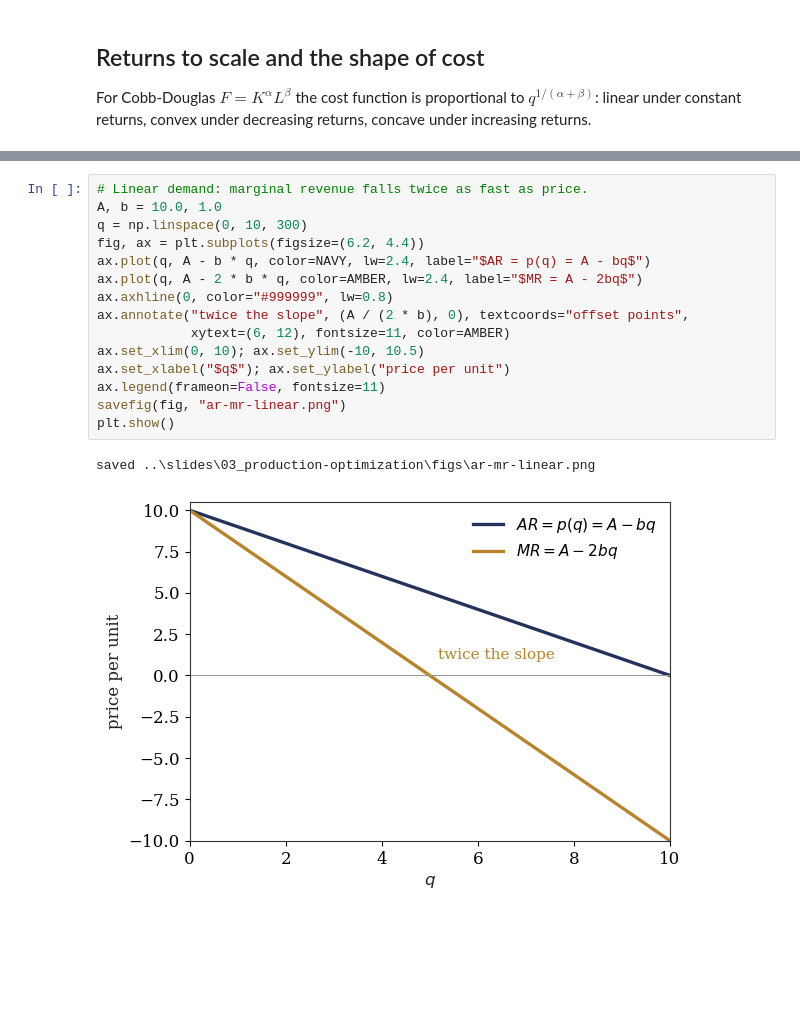
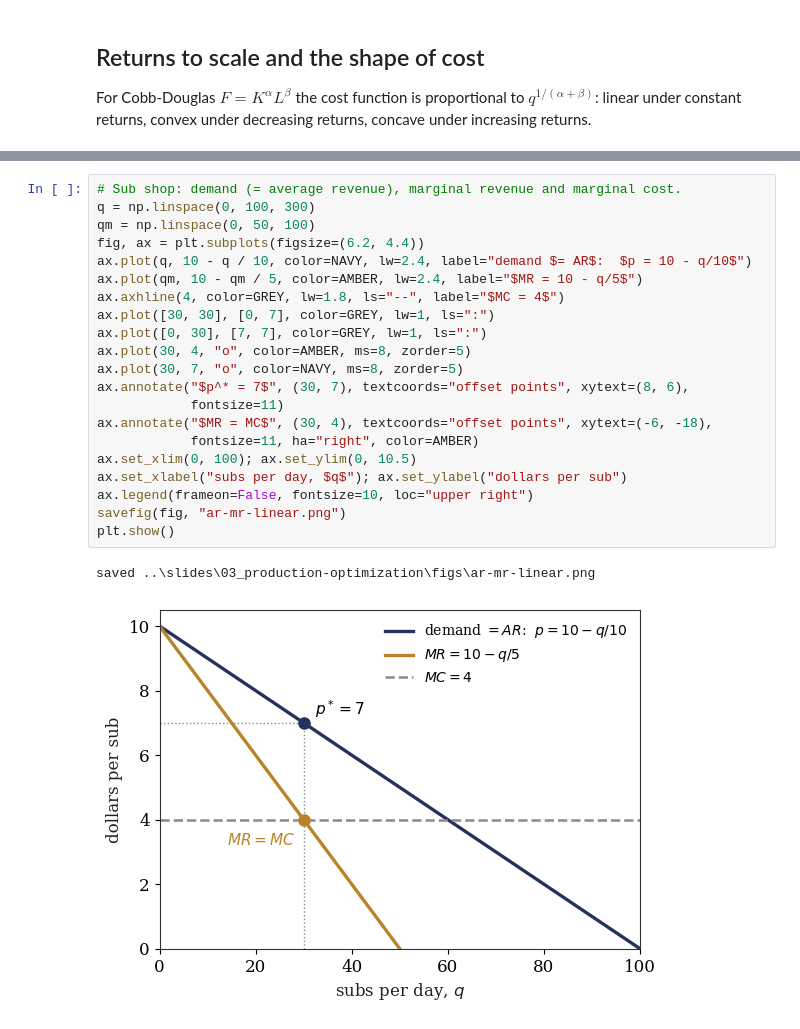
Before and after one commit to jhconning/hunter_eco701, a Jupyter notebook: notebooks/topic03_production_figures.ipynb, the cells around one changed output, grey strips where cells are left out. Saved outputs shown, nothing was run; the diff lists cells and outputs as text; blank space fills up the shorter version.

```diff
--- a/notebooks/topic03_production_figures.ipynb
+++ b/notebooks/topic03_production_figures.ipynb
@@ -310,19 +313,25 @@ q* = 3.3333,  pi* = 16.6667
 # %%
-# Linear demand: marginal revenue falls twice as fast as price.
-A, b = 10.0, 1.0
-q = np.linspace(0, 10, 300)
+# Sub shop: demand (= average revenue), marginal revenue and marginal cost.
+q = np.linspace(0, 100, 300)
+qm = np.linspace(0, 50, 100)
 fig, ax = plt.subplots(figsize=(6.2, 4.4))
-ax.plot(q, A - b * q, color=NAVY, lw=2.4, label="$AR = p(q) = A - bq$")
-ax.plot(q, A - 2 * b * q, color=AMBER, lw=2.4, label="$MR = A - 2bq$")
-ax.axhline(0, color="#999999", lw=0.8)
-ax.annotate("twice the slope", (A / (2 * b), 0), textcoords="offset points",
-            xytext=(6, 12), fontsize=11, color=AMBER)
-ax.set_xlim(0, 10); ax.set_ylim(-10, 10.5)
-ax.set_xlabel("$q$"); ax.set_ylabel("price per unit")
-ax.legend(frameon=False, fontsize=11)
+ax.plot(q, 10 - q / 10, color=NAVY, lw=2.4, label="demand $= AR$:  $p = 10 - q/10$")
+ax.plot(qm, 10 - qm / 5, color=AMBER, lw=2.4, label="$MR = 10 - q/5$")
+ax.axhline(4, color=GREY, lw=1.8, ls="--", label="$MC = 4$")
+ax.plot([30, 30], [0, 7], color=GREY, lw=1, ls=":")
+ax.plot([0, 30], [7, 7], color=GREY, lw=1, ls=":")
+ax.plot(30, 4, "o", color=AMBER, ms=8, zorder=5)
+ax.plot(30, 7, "o", color=NAVY, ms=8, zorder=5)
+ax.annotate("$p^* = 7$", (30, 7), textcoords="offset points", xytext=(8, 6),
+            fontsize=11)
+ax.annotate("$MR = MC$", (30, 4), textcoords="offset points", xytext=(-6, -18),
+            fontsize=11, ha="right", color=AMBER)
+ax.set_xlim(0, 100); ax.set_ylim(0, 10.5)
+ax.set_xlabel("subs per day, $q$"); ax.set_ylabel("dollars per sub")
+ax.legend(frameon=False, fontsize=10, loc="upper right")
 savefig(fig, "ar-mr-linear.png")
 plt.show()
 # %% [output]
 saved ..\slides\03_production-optimization\figs\ar-mr-linear.png
-[figure, old version]
+[figure, new version]
 # %%
```
Also changed, not shown: parts of 10 cells of this notebook, 15 other files.
